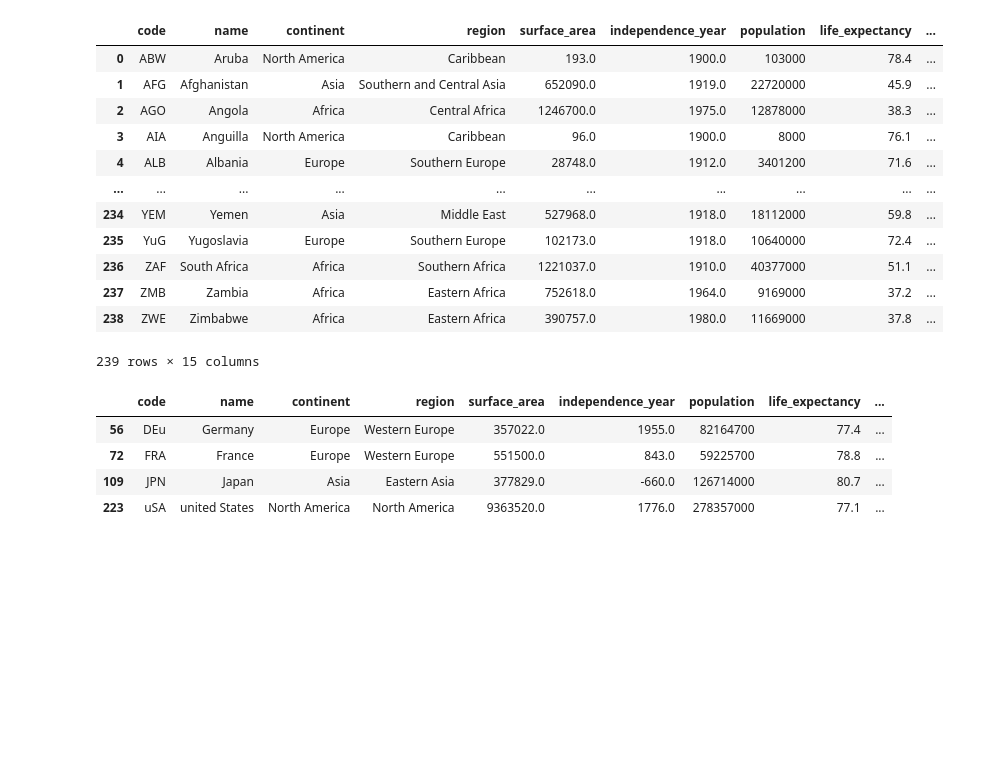
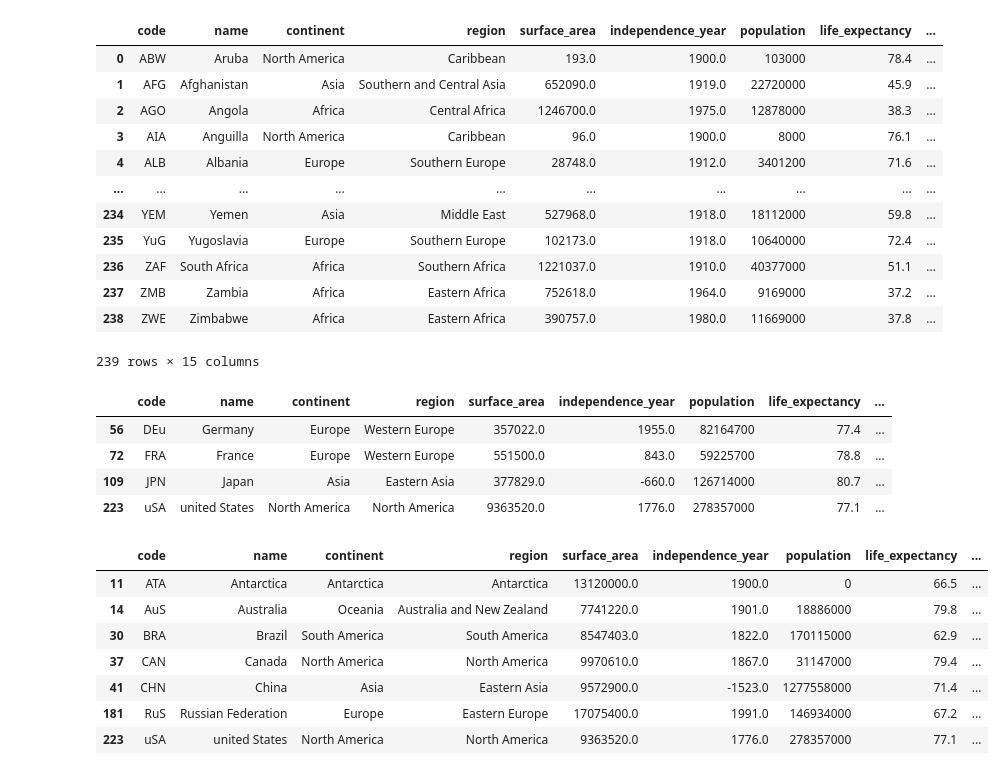
Before and after one commit to VictoriaTeCa/retouno, a Jupyter notebook: retofinal.ipynb, the cells around one changed output. Drawn from its saved outputs; the diff is of its cells as text; code cells hidden in the pictures; blank space fills up the shorter version.

```diff
--- a/retofinal.ipynb
+++ b/retofinal.ipynb
@@ -86,3 +86,19 @@ outliers
 | 72 | FRA | France | Europe | Western Europe | 551500.0 | 843.0 | 59225700 | 78.8 | ... |
 | 109 | JPN | Japan | Asia | Eastern Asia | 377829.0 | -660.0 | 126714000 | 80.7 | ... |
 | 223 | uSA | united States | North America | North America | 9363520.0 | 1776.0 | 278357000 | 77.1 | ... |
+# %%
+#outliers de la columna con la variable de surface_area
+y=data["surface_area"]
+Limite_Superior1= y.mean() + 2*y.std()
+Limite_Inferior1= y.mean() - 2*y.std()
+outliers_1= data[(y>Limite_Superior1)|(y<Limite_Inferior1)]
+outliers_1
+# %% [output]
+|  | code | name | continent | region | surface_area | independence_year | population | life_expectancy | ... |
+| 11 | ATA | Antarctica | Antarctica | Antarctica | 13120000.0 | 1900.0 | 0 | 66.5 | ... |
+| 14 | AuS | Australia | Oceania | Australia and New Zealand | 7741220.0 | 1901.0 | 18886000 | 79.8 | ... |
+| 30 | BRA | Brazil | South America | South America | 8547403.0 | 1822.0 | 170115000 | 62.9 | ... |
+| 37 | CAN | Canada | North America | North America | 9970610.0 | 1867.0 | 31147000 | 79.4 | ... |
+| 41 | CHN | China | Asia | Eastern Asia | 9572900.0 | -1523.0 | 1277558000 | 71.4 | ... |
+| 181 | RuS | Russian Federation | Europe | Eastern Europe | 17075400.0 | 1991.0 | 146934000 | 67.2 | ... |
+| 223 | uSA | united States | North America | North America | 9363520.0 | 1776.0 | 278357000 | 77.1 | ... |
```
Also changed, not shown: parts of 1 cell of this notebook.
